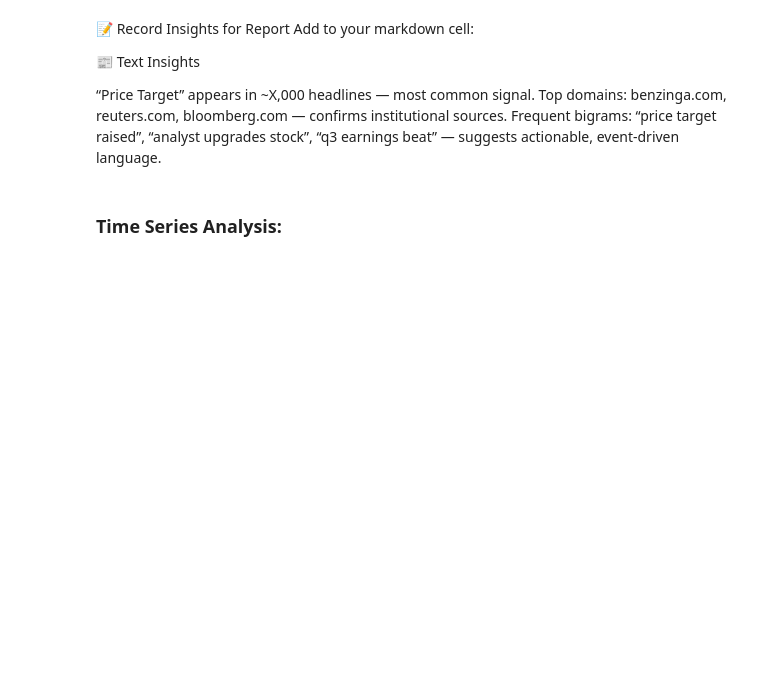
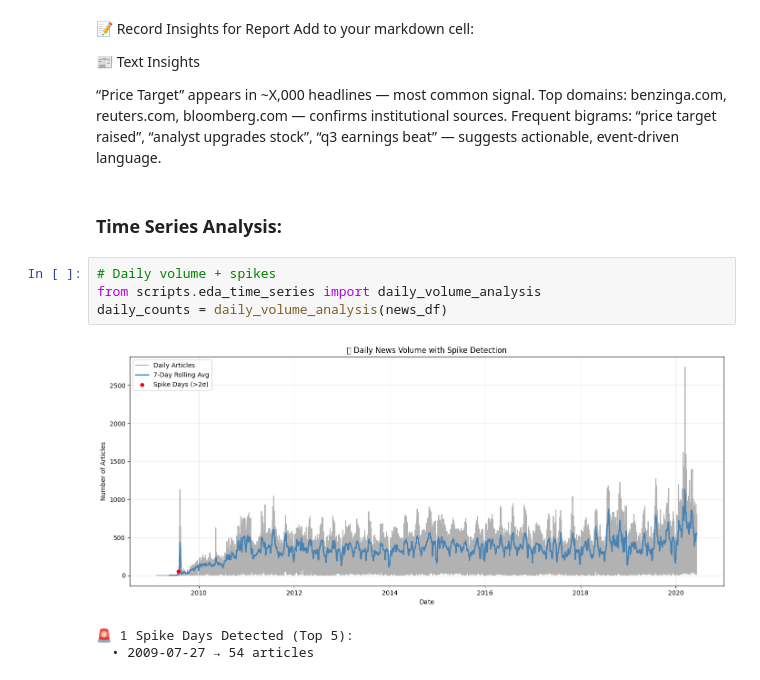
Before and after one commit to muhajirhualis/KAIM_Week1, a Jupyter notebook: notebooks/eda_notebook.ipynb, the cells around one changed output. Drawn from its saved outputs; the diff is of its cells as text; blank space fills up the shorter version.

Commit message:
feat(eda): add time-series analysis of news publication patterns

```diff
--- a/notebooks/eda_notebook.ipynb
+++ b/notebooks/eda_notebook.ipynb
@@ -137,3 +137,11 @@ Top domains: benzinga.com, reuters.com, bloomberg.com — confirms institutional
 Frequent bigrams: “price target raised”, “analyst upgrades stock”, “q3 earnings beat” — suggests actionable, event-driven language.
 # %% [markdown]
 ### Time Series Analysis:
+# %%
+# Daily volume + spikes
+from scripts.eda_time_series import daily_volume_analysis
+daily_counts = daily_volume_analysis(news_df)
+# %% [output]
+[figure, added]
+🚨 1 Spike Days Detected (Top 5):
+  • 2009-07-27 → 54 articles
```
Also changed, not shown: parts of 3 cells of this notebook, 3 other files.
